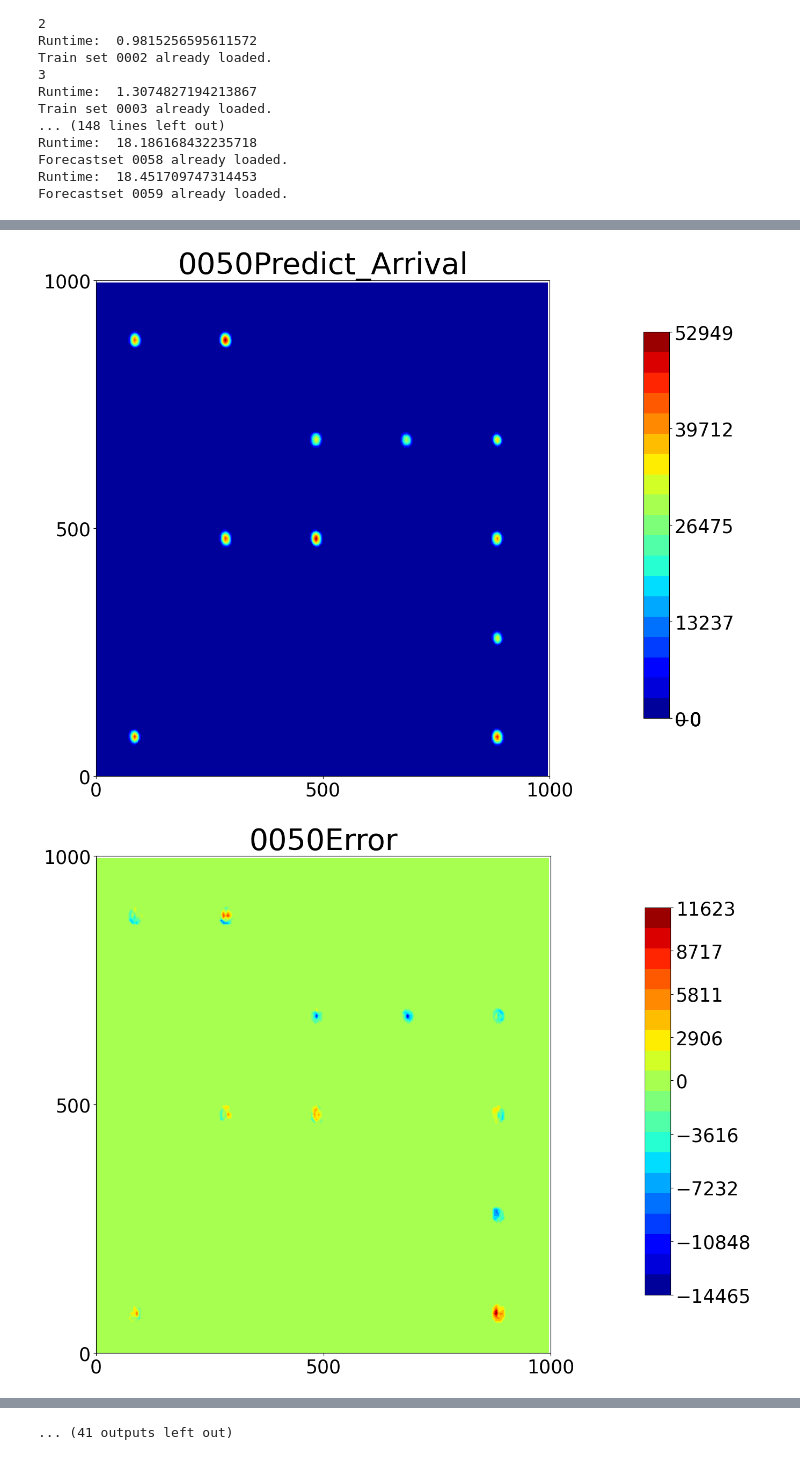
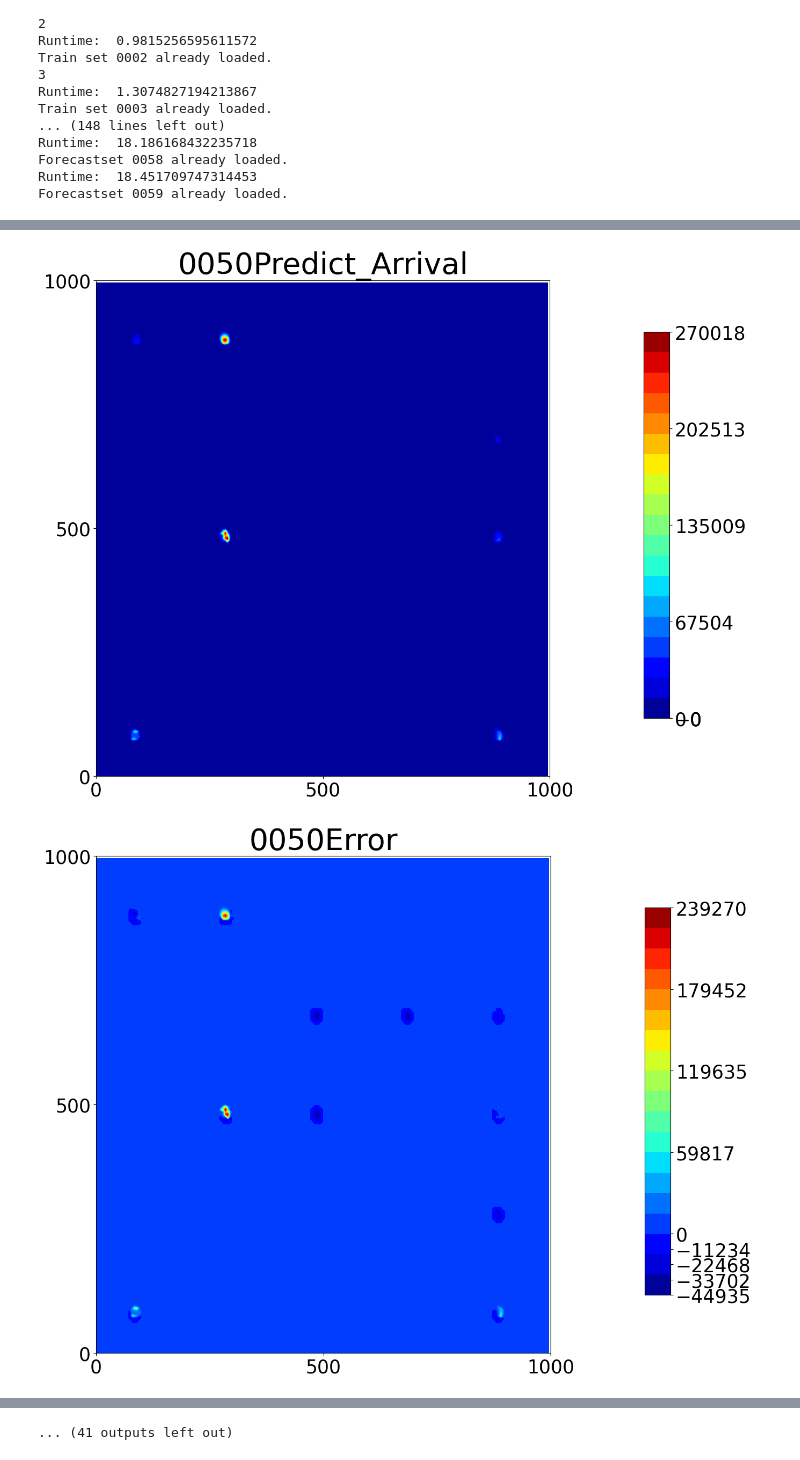
Before and after one commit to GuangshengZhong/AI4Science, a Jupyter notebook: FNO4EikLog.ipynb, the cells around one changed output, grey strips where cells are left out. Saved outputs shown, nothing was run; the diff lists cells and outputs as text; code cells hidden in the pictures.

```diff
--- a/FNO4EikLog.ipynb
+++ b/FNO4EikLog.ipynb
@@ -443,8 +530,8 @@ for ep in pbar:
 # %%
 SavePath = "/home/zqzhong/AI4Science/Pro/Eikonal/FNO4Eik/trained_model/"
 save_time = time.ctime()
-struct_time = time.strptime(save_time)
-torch.save(model, SavePath + "Trained_Model_" + str(struct_time.tm_mon).zfill(2) + str(struct_time.tm_mday).zfill(2) + str(struct_time.tm_hour).zfill(2) + str(struct_time.tm_min).zfill(2)+".pkl")
+save_time = time.strptime(save_time)
+torch.save(model, SavePath + "Trained_Model_" + str(save_time.tm_mon).zfill(2) + str(save_time.tm_mday).zfill(2) + str(save_time.tm_hour).zfill(2) + str(save_time.tm_min).zfill(2)+".pkl")
 # %%
 #LoadPath = "/home/zqzhong/AI4Science/Pro/Eikonal/FNO4Eik/trained_model/Trained_Model_11251651.pkl"
 #new_model = torch.load(LoadPath)
@@ -464,13 +553,17 @@ plt.savefig(FigFile + timepic(save_time) + "/" + "loss_curve")
 print(x_fc_list.shape)
 
 for k in range (nforecast):
-    plot_test_x = x_fc_list[k:k+1,:,:,:]
-    plot_test_y_log = model(plot_test_x)
-    #print(plot_test_y.shape)
-    plot_test_y_log = plot_test_y_log.cpu().detach().numpy()[0,:,:,0]
+    plot_test_x = x_fc_list[k:k+1,:,:,:].cuda()
+    print("plot_test_x.shape: ",plot_test_x.shape)
+    plot_test_y_log = model(plot_test_x).reshape(1,s,s)
+    print("plot_test_y_log.shape(berfore nor): ",plot_test_y_log.shape)
+    plot_test_y_log = y_nor.decode(plot_test_y_log)
+    print("plot_test_y_log.shape: ",plot_test_y_log.shape)
+    plot_test_y_log = plot_test_y_log.cpu().detach().numpy()[0,:,:]
     #plot_test_y = plot_test_y.reshape((200,200))
     plot_test_y = de_trans(plot_test_y_log)
-    plot_test_y_ref_log = y_fc_list.cpu().detach().numpy()[k,:,:,0]
+    plot_test_y_ref_log = y_fc_list.cpu().detach().numpy()[k,:,:]
+    print("plot_test_y_ref_log.shape: ",plot_test_y_ref_log.shape)
     plot_test_y_ref = de_trans(plot_test_y_ref_log)
     plot_test_err = plot_test_y - plot_test_y_ref
     print("The ",k+ntrain+ntest,"st Forecast result")
@@ -543,4 +640,4 @@ plot_test_err.max():  8309.746103872822
-[figure, old version]
+[figure, new version]
-[figure, old version]
+[figure, new version]
 [figure]
 [figure]
```
Also changed, not shown: parts of 4 cells of this notebook.
